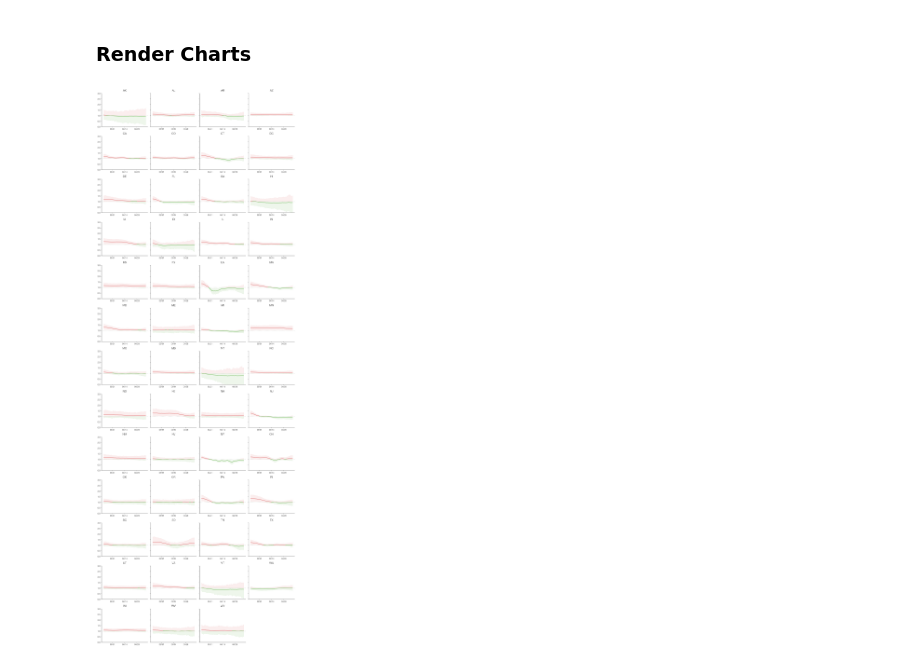
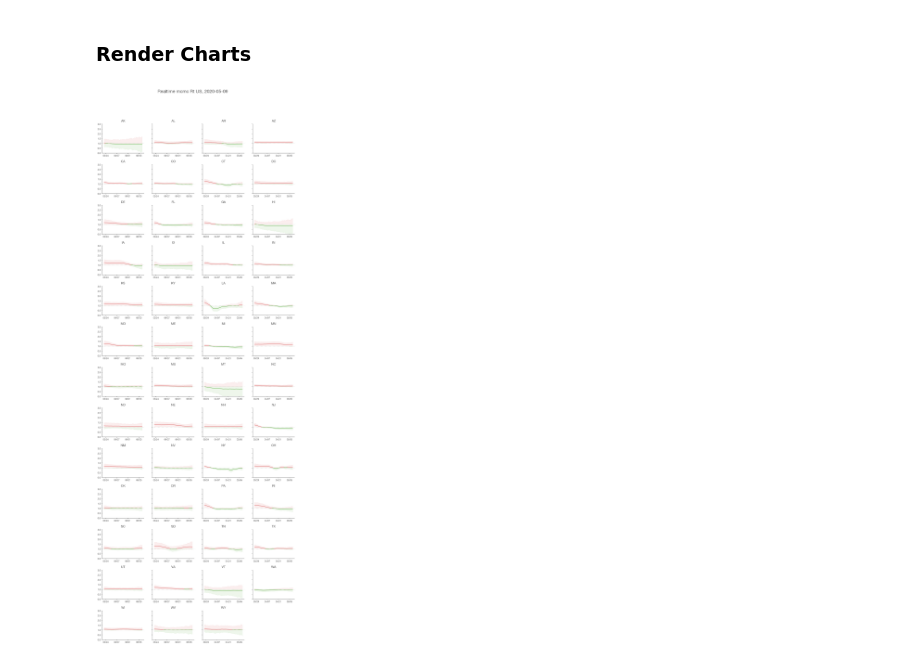
Before and after one commit to farr/covid-19, a Jupyter notebook: Realtime Rt mcmc US.ipynb, the cells around one changed output. Cells and saved outputs as stored; diff of their text form; code cells hidden in the pictures.

```diff
--- a/Realtime Rt mcmc US.ipynb
+++ b/Realtime Rt mcmc US.ipynb
@@ -44,6 +59,34 @@ states = pd.read_csv(url,
 # Note: GU/AS/VI do not have enough data for this model to run
 # Note: PR had -384 change recently in total count so unable to model
 states = states.drop(['MP', 'GU', 'AS', 'PR', 'VI'])
+# %%
+states = states.reset_index()
+# %%
+# fix cumulative negatives in cases
+
+# write pre to file for debug
+#write_to_file(states, 'mcmc_debug_pre', 'xlsx')
+
+def adjust_negatives(states):
+
+    p = states.shift(-1)
+    states.loc[(states.state == p.state) & (states.positive > p.positive), 'positive'] = p.positive
+
+    p = states.shift(-1)
+    if (((states.state == p.state) & (states.positive > p.positive)).any()):
+        states = adjust_negatives(states)
+        return states
+    else:
+        return states
+
+states = adjust_negatives(states)
+states.positive = states.positive[states.positive.notnull()].apply(lambda x: int(x))
+
+# write post to file for debug
+#write_to_file(states, 'mcmc_debug_post', 'xlsx')
+
+states = states.set_index(['state', 'date'])
+states = states.sort_index()
 # %% [markdown]
 #### Clean data with known modifications
 # %%
@@ -92,8 +135,8 @@ for state, grp in states.groupby('state'):
         display(new_cases[~is_positive])
 
 # Let's make sure that states have added cases
-idx = pd.IndexSlice
-assert not states.loc[idx[:, '2020-04-22':'2020-04-23'], 'positive'].groupby('state').diff().dropna().eq(0).any()
+#idx = pd.IndexSlice
+#assert not states.loc[idx[:, '2020-04-22':'2020-04-23'], 'positive'].groupby('state').diff().dropna().eq(0).any()
 # %% [output]
 Not all states have updated
 state
@@ -623,34 +658,40 @@ def plot_rt(name, result, ax, c=(.3,.3,.3,1), ci=(0,0,0,.05)):
 # %%
 ncols = 4
 nrows = int(np.ceil(results.index.levels[0].shape[0] / ncols))
 
 # temporarily limit states for plot testing, set to 0 for unlimited
 state_count = 0
 
 fig, axes = plt.subplots(
     nrows=nrows,
     ncols=ncols,
     figsize=(14, nrows*3),
     sharey='row')
 
 count = 0;
 
 for idx, (ax, (state, result)) in enumerate(zip(axes.flatten(), results.groupby('region'))):
 
     if ((state_count != 0) & (count >= state_count)):
         [ax.set_visible(False) for ax in axes.flatten()[idx:]]
         break
 
     plot_rt(state, result.droplevel(0), ax)
     count +=1
 
 else:
     [ax.set_visible(False) for ax in axes.flatten()[idx+1:]]
 
-fig.tight_layout()
+this_date = datetime(2020, 5, 9).strftime('%Y-%m-%d')
+#this_date = datetime.today().strftime('%Y-%m-%d')
+fig_title = "Realtime mcmc Rt US, " + this_date
+fig.suptitle(fig_title, y=0.955, fontsize=20)
+
+#fig.tight_layout()
 fig.set_facecolor('w')
+plt.subplots_adjust(top=0.90, bottom=0.08, left=0.10, right=0.95, hspace=0.40, wspace=0.2)
 # %% [output]
-[figure, old version]
+[figure, new version]
 # %%
 # url = 'https://raw.githubusercontent.com/jasonong/List-of-US-States/master/states.csv'
 # abbrev = pd.read_csv(url, index_col=['State'], squeeze=True)
```
Also changed, not shown: parts of 6 cells of this notebook, 5 other files.
